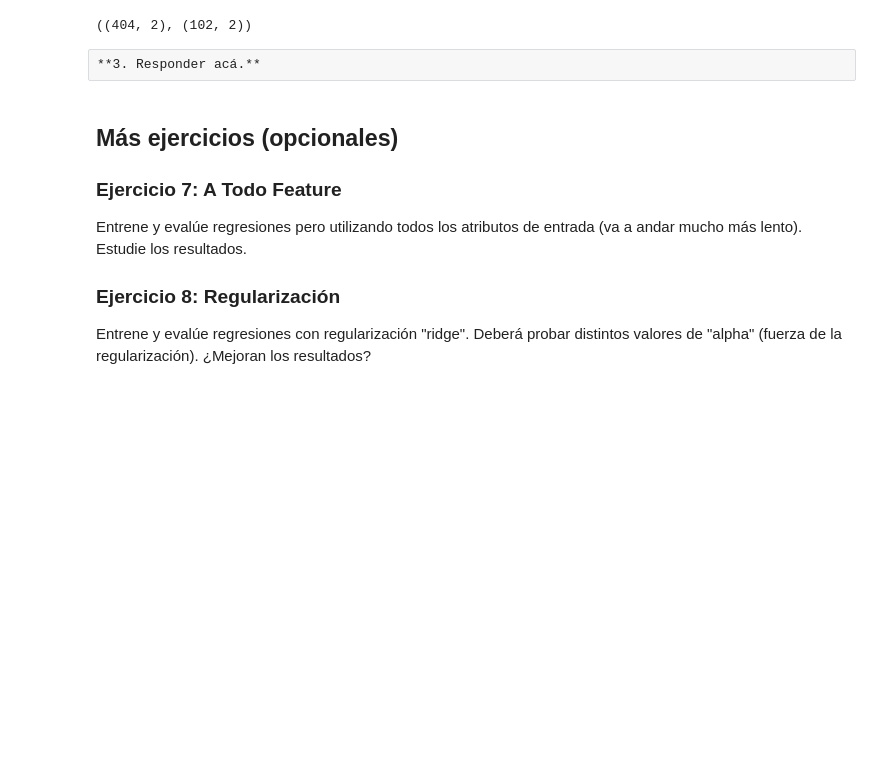
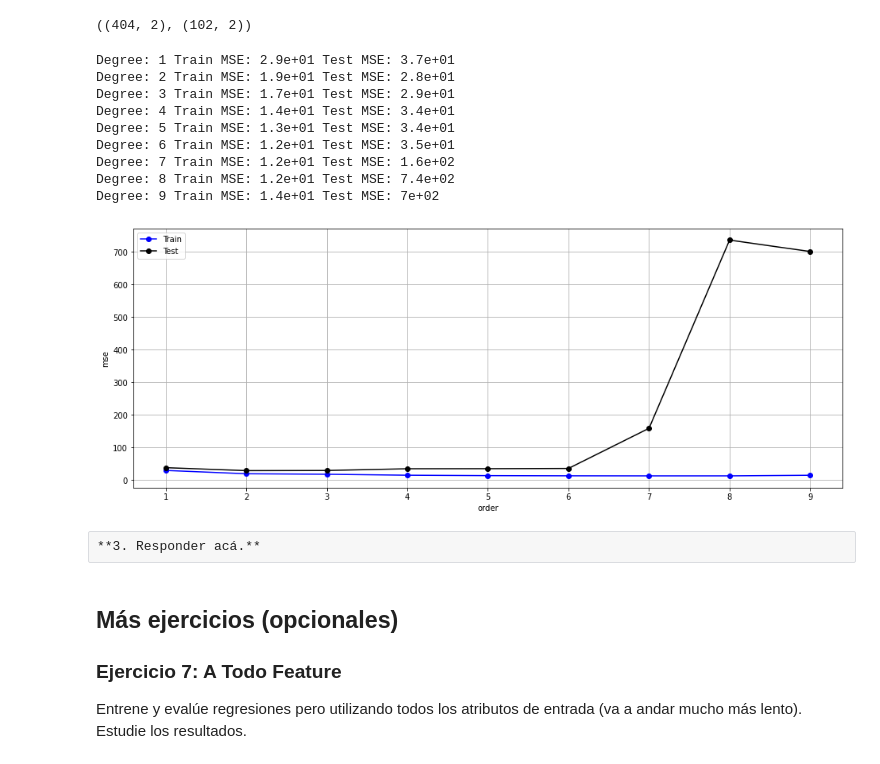
Before and after one commit to giannipablo/IntroduccionAprendizajeAutomatico, a Jupyter notebook: Lab 1.ipynb, the cells around one changed output. Saved outputs shown, nothing was run; the diff lists cells and outputs as text; code cells hidden in the pictures; blank space fills up the shorter version.

Commit message:
todos los ejercicios codeados. Faltan justificaciones

```diff
--- a/Lab 1.ipynb
+++ b/Lab 1.ipynb
@@ -298,7 +288,7 @@ En este ejercicio deben entrenar regresiones que toman más de un atributo de en
 3. Interprete el resultado y compare con los ejercicios anteriores. ¿Se obtuvieron mejores modelos? ¿Porqué?
 # %%
 # 1. Resolver acá. Ayuda (con dos atributos):
-selector = (boston['feature_names'] == 'CRIM') | (boston['feature_names'] == 'ZN')
+selector = (boston['feature_names'] == 'RM') | (boston['feature_names'] == 'LSTAT')
 X_train_fs = X_train[:, selector]
 X_test_fs = X_test[:, selector]
 X_train_fs.shape, X_test_fs.shape
@@ -309,12 +297,45 @@ X_train_fs.shape, X_test_fs.shape
+# %%
+# 2. Resolver acá.
+train_mse = list()
+test_mse = list()
+degrees = range(1,10)
+for degree in degrees:
+    model = make_pipeline(PolynomialFeatures(degree), LinearRegression())
+    model.fit(X_train_fs, y_train)
+
+    y_train_pred = model.predict(X_train_fs)
+    y_test_pred = model.predict(X_test_fs)
+
+    train_error = mean_squared_error(y_train, y_train_pred)
+    test_error = mean_squared_error(y_test, y_test_pred)
+
+    train_mse.append(train_error)
+    test_mse.append(test_error)
+
+    print(f'Degree: {degree} Train MSE: {train_error:0.2} Test MSE: {test_error:0.2}')
+
+plt.figure(figsize=(16,6))
+plt.plot(degrees, train_mse, 'b-o', label='Train')
+plt.plot(degrees, test_mse, 'k-o', label='Test')
+plt.legend()
+plt.xlabel('order')
+plt.ylabel('mse')
+plt.grid(True)
+# %% [output]
+Degree: 1 Train MSE: 2.9e+01 Test MSE: 3.7e+01
+Degree: 2 Train MSE: 1.9e+01 Test MSE: 2.8e+01
+Degree: 3 Train MSE: 1.7e+01 Test MSE: 2.9e+01
+Degree: 4 Train MSE: 1.4e+01 Test MSE: 3.4e+01
+Degree: 5 Train MSE: 1.3e+01 Test MSE: 3.4e+01
+Degree: 6 Train MSE: 1.2e+01 Test MSE: 3.5e+01
+Degree: 7 Train MSE: 1.2e+01 Test MSE: 1.6e+02
+Degree: 8 Train MSE: 1.2e+01 Test MSE: 7.4e+02
+Degree: 9 Train MSE: 1.4e+01 Test MSE: 7e+02
+[figure, added]
 # %% [raw]
 **3. Responder acá.**
 # %% [markdown]
 ## Más ejercicios (opcionales)
-
 ### Ejercicio 7: A Todo Feature
 
 Entrene y evalúe regresiones pero utilizando todos los atributos de entrada (va a andar mucho más lento). Estudie los resultados.
-
-### Ejercicio 8: Regularización
-
-Entrene y evalúe regresiones con regularización "ridge". Deberá probar distintos valores de "alpha" (fuerza de la regularización). ¿Mejoran los resultados?
```
Also changed, not shown: parts of 5 cells of this notebook.
